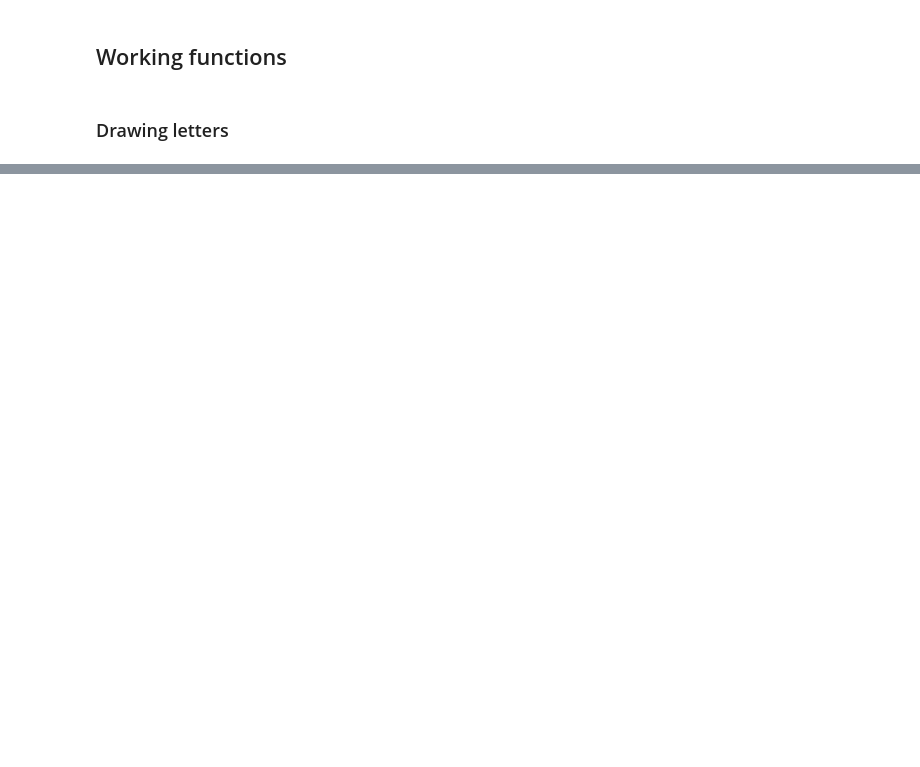
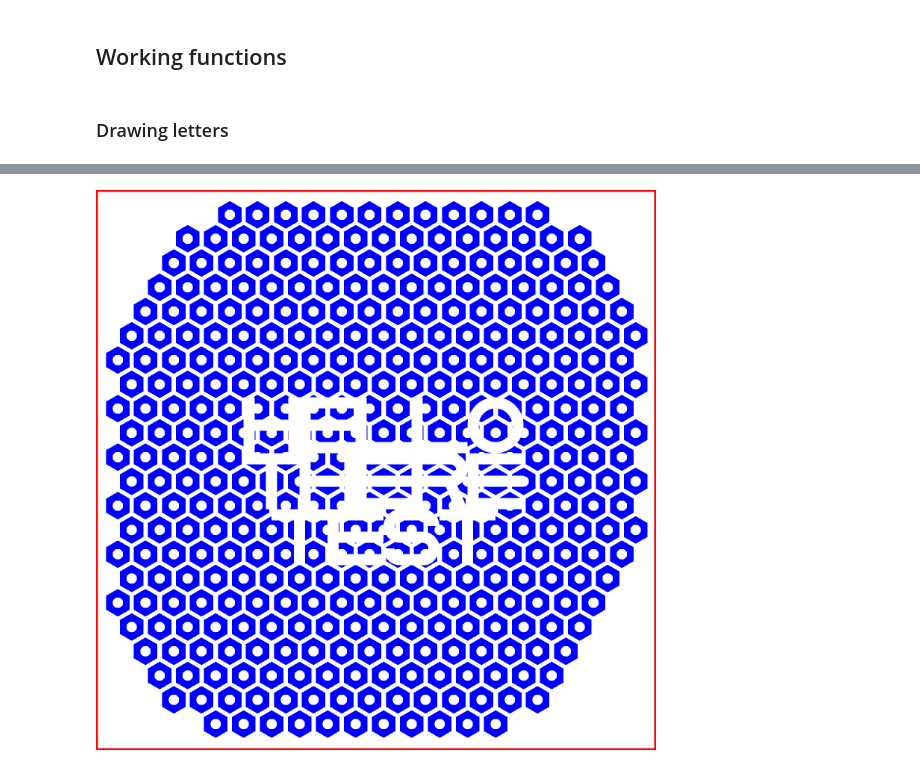
Before and after one commit to PalankerLab/RPSim, a Jupyter notebook: run_stages/image_generation.ipynb, the cells around one changed output, grey strips where cells are left out. Cells and saved outputs as stored; diff of their text form; code cells hidden in the pictures; blank space fills up the shorter version.

Commit message:
Added multi-letter/words/lines text, rectangle, circle and fixed bugs. Need to refactor into a class.

```diff
--- a/run_stages/image_generation.ipynb
+++ b/run_stages/image_generation.ipynb
@@ -353,0 +370,13 @@ overlay, projected = draw_overlay_projection(electrode_pixel_size, font, (center
+# %%
+electrode_pixel_size = 75
+letter_size = 2
+position_user = (0, 0)
+text = 'HELLO\nTHERE\nTEST'
+rotation = 0
+type = "text"
+args = [letter_size, position_user, text, rotation]
+
+overlay_rot, projected_rot = draw_projected_overlay(electrode_pixel_size, type, args)
+overlay_rot
+# %% [output]
+[figure, added]
```
Also changed, not shown: parts of 22 cells of this notebook, 1 other file.
